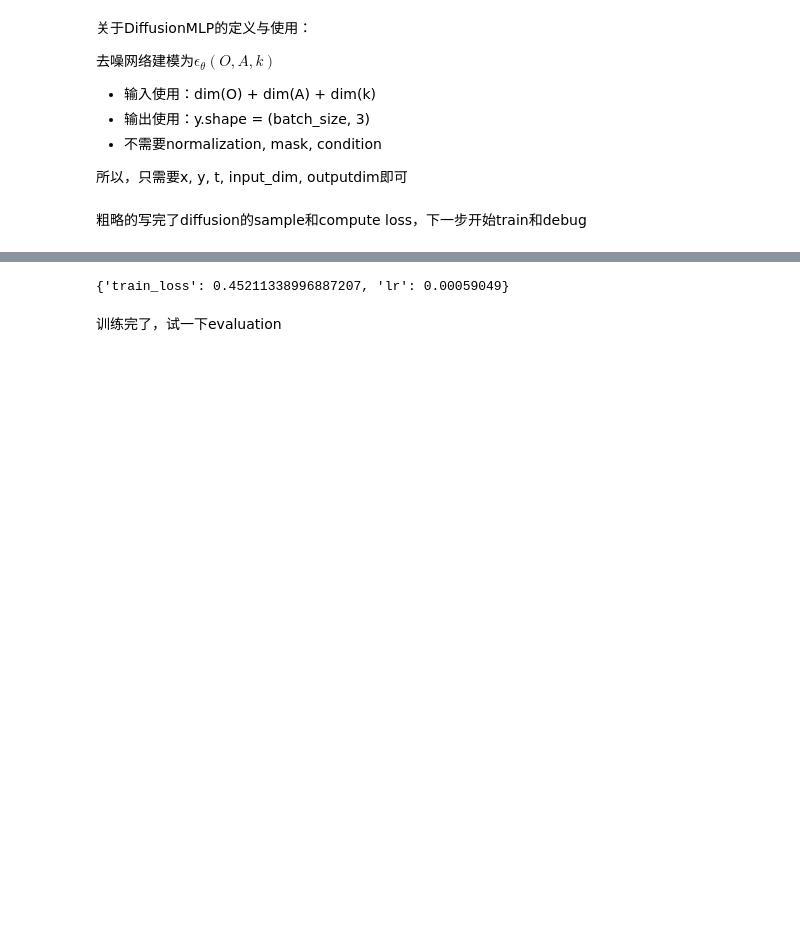
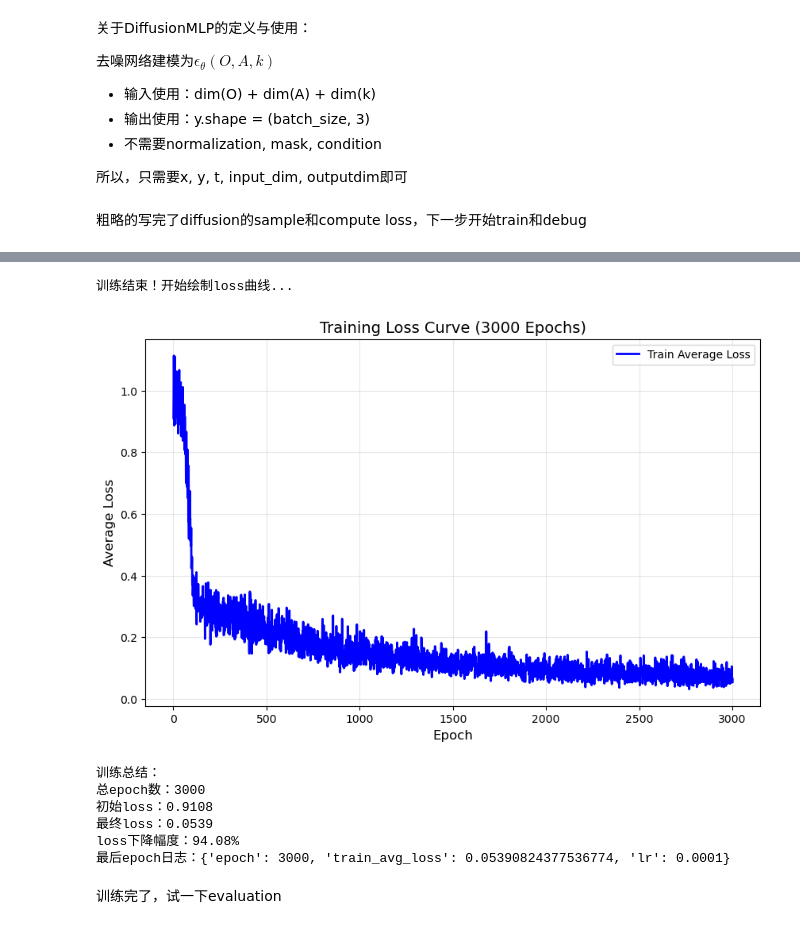
Before and after one commit to Junb0Dong/real_dp, a Jupyter notebook: experiment_2D/dp.ipynb, the cells around one changed output, grey strips where cells are left out. Cells and saved outputs as stored; diff of their text form; code cells hidden in the pictures; blank space fills up the shorter version.

```diff
--- a/experiment_2D/dp.ipynb
+++ b/experiment_2D/dp.ipynb
@@ -352,36 +374,69 @@ lr_scheduler = torch.optim.lr_scheduler.StepLR(
 # %%
-# 外层循环：总训练轮次（用tqdm显示整体进度）
-for local_epoch_idx in tqdm.tqdm(range(num_epochs), desc="Total Training Progress"):
+train_avg_loss_history = []  # 存储「每个epoch的平均loss」，用于训练后绘图
+
+dpp.model.train()
+pbar = tqdm.tqdm(range(num_epochs), desc="Total Training Progress")
+for local_epoch_idx in pbar:
     step_log = dict()
-    train_losses = list()  # 记录当前epoch所有批次的loss
+    train_batch_losses = list()  # 记录当前epoch内「所有批次的loss」
 
     for batch in train_dataloader:
         loss = dpp.compute_loss(batch)
         loss.backward()
         optimizer.step()
         optimizer.zero_grad()
-        lr_scheduler.step()
+        # lr_scheduler.step()
+        train_batch_losses.append(loss.item())
 
-        loss_cpu = loss.item()
-        train_losses.append(loss_cpu)
 
-        # 构建日志字典
-        step_log = {
-            'train_loss': loss_cpu,
-            'lr': lr_scheduler.get_last_lr()[0]
-        }
+    avg_epoch_loss = sum(train_batch_losses) / len(train_batch_losses)
+    train_avg_loss_history.append(avg_epoch_loss)
 
-        # is_last_batch = (batch_idx == len(train_dataloader) - 1)
+    pbar.set_description(f"Epoch {local_epoch_idx+1}/{num_epochs} | Avg Loss: {avg_epoch_loss:.4f}")
 
-        # if not is_last_batch:
-        #     pass
-        # else:
-        avg_loss = sum(train_losses) / len(train_losses)
-        # print(f"Epoch {local_epoch_idx} 平均loss: {avg_loss:.4f}")
+    step_log = {
+        'epoch': local_epoch_idx + 1,
+        'train_avg_loss': avg_epoch_loss,
+        'lr': lr_scheduler.get_last_lr()[0]
+    }
 
-print(step_log)
+
+# -------------------------- 训练结束后：统一绘制loss曲线 --------------------------
+print("\n训练结束！开始绘制loss曲线...")
+
+epochs = list(range(1, len(train_avg_loss_history) + 1))  # 如 [1,2,...,1000]
+
+plt.figure(figsize=(10, 6))
+
+plt.plot(epochs, train_avg_loss_history, color='blue', linewidth=2, label='Train Average Loss')
+
+plt.xlabel('Epoch', fontsize=12)
+plt.ylabel('Average Loss', fontsize=12)
+plt.title(f'Training Loss Curve ({num_epochs} Epochs)', fontsize=14)
+plt.legend(fontsize=10)
+plt.grid(alpha=0.3)  # 添加网格，便于观察趋势
+# 可选：保存图片（高清格式）
+plt.savefig(f'train_loss_curve_{num_epochs}epochs.png', dpi=300, bbox_inches='tight')
+# 显示图表
+plt.show()
+
+
+# -------------------------- 打印训练总结 --------------------------
+print("\n训练总结：")
+print(f"总epoch数：{num_epochs}")
+print(f"初始loss：{train_avg_loss_history[0]:.4f}")  # 第一个epoch的平均loss
+print(f"最终loss：{train_avg_loss_history[-1]:.4f}")  # 最后一个epoch的平均loss
+print(f"loss下降幅度：{((train_avg_loss_history[0] - train_avg_loss_history[-1]) / train_avg_loss_history[0] * 100):.2f}%")
+print(f"最后epoch日志：{step_log}")
 # %% [output]
-{'train_loss': 0.45211338996887207, 'lr': 0.00059049}
+训练结束！开始绘制loss曲线...
+[figure, added]
+训练总结：
+总epoch数：3000
+初始loss：0.9108
+最终loss：0.0539
+loss下降幅度：94.08%
+最后epoch日志：{'epoch': 3000, 'train_avg_loss': 0.05390824377536774, 'lr': 0.0001}
 # %% [markdown]
 训练完了，试一下evaluation
 # %%
```
Also changed, not shown: parts of 13 cells of this notebook.
